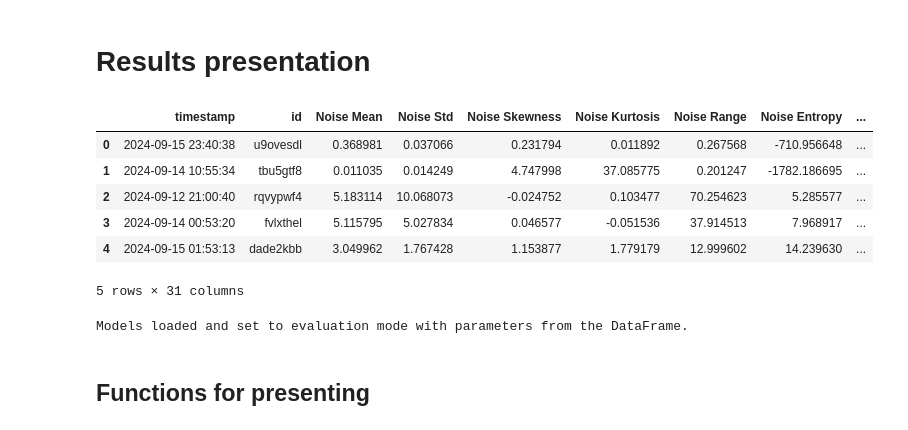
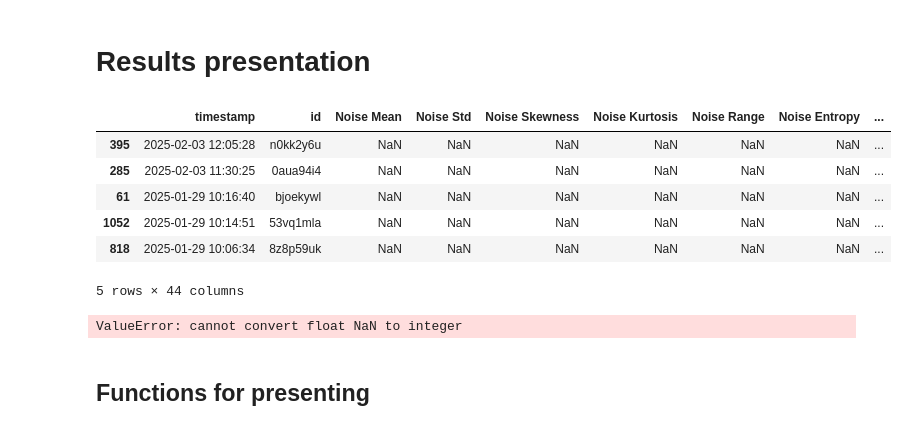
Before and after one commit to bobbypestana/gan_noise, a Jupyter notebook: notebooks/noise_results_summary.ipynb, the cells around one changed output. Saved outputs shown, nothing was run; the diff lists cells and outputs as text; code cells hidden in the pictures.

```diff
--- a/notebooks/noise_results_summary.ipynb
+++ b/notebooks/noise_results_summary.ipynb
@@ -517,41 +518,44 @@ filtered_df
 # %%
 dataset = 'BAS'
 dataset = 'MNIST'
 
-img_dim_='2'
 
 wandb_dir = f'../{dataset}/wandb'
 model_dir = f'../{dataset}/models'
 
 start_time = "20240911_163739"
 end_time = "20250913_030736"
 
 
-if dataset == 'BAS':
-    run_id = '7dlekoq5'  # BAS 4x4
-    run_id = 'ceh4lafi' # BAS 3x3
-    run_id = 't32j66oy'  #'k0ednnx8'
-elif dataset == 'MNIST':
-    run_id = 'iq5uhx4z' # 'l61o81oc'  # MNIST gan-noise-investigation-11
-else:
-    print("Dataset doesn't exist.")
-
 df = extract_wandb_data(wandb_dir, start_time, end_time)
-df.head()  # Display the first few rows of the DataFrame
+df.sort_values(by='timestamp', ascending=False).head()  # Display the first few rows of the DataFrame
 
 # print(f"Parameters for every run of {dataset} loaded.")
 
 # Call the function with configurable thresholds
 # highlight_combinations, filtered_df = filter_and_extract_noise_params(df, d_x_threshold=0.8, d_gz_threshold=0.2, convergence_count=7, img_dim=img_dim_)
 # %% [output]
 |  | timestamp | id | Noise Mean | Noise Std | Noise Skewness | Noise Kurtosis | Noise Range | Noise Entropy | ... |
-| 0 | 2024-09-15 23:40:38 | u9ovesdl | 0.368981 | 0.037066 | 0.231794 | 0.011892 | 0.267568 | -710.956648 | ... |
-| 1 | 2024-09-14 10:55:34 | tbu5gtf8 | 0.011035 | 0.014249 | 4.747998 | 37.085775 | 0.201247 | -1782.186695 | ... |
-| 2 | 2024-09-12 21:00:40 | rqvypwf4 | 5.183114 | 10.068073 | -0.024752 | 0.103477 | 70.254623 | 5.285577 | ... |
-| 3 | 2024-09-14 00:53:20 | fvlxthel | 5.115795 | 5.027834 | 0.046577 | -0.051536 | 37.914513 | 7.968917 | ... |
-| 4 | 2024-09-15 01:53:13 | dade2kbb | 3.049962 | 1.767428 | 1.153877 | 1.779179 | 12.999602 | 14.239630 | ... |
+| 395 | 2025-02-03 12:05:28 | n0kk2y6u | NaN | NaN | NaN | NaN | NaN | NaN | ... |
+| 285 | 2025-02-03 11:30:25 | 0aua94i4 | NaN | NaN | NaN | NaN | NaN | NaN | ... |
+| 61 | 2025-01-29 10:16:40 | bjoekywl | NaN | NaN | NaN | NaN | NaN | NaN | ... |
+| 1052 | 2025-01-29 10:14:51 | 53vq1mla | NaN | NaN | NaN | NaN | NaN | NaN | ... |
+| 818 | 2025-01-29 10:06:34 | 8z8p59uk | NaN | NaN | NaN | NaN | NaN | NaN | ... |
-5 rows × 31 columns
+5 rows × 44 columns
 # %%
+img_dim_='2'
+
+if dataset == 'BAS':
+    run_id = '7dlekoq5'  # BAS 4x4
+    run_id = 'ceh4lafi' # BAS 3x3
+    run_id = 't32j66oy'  #'k0ednnx8'
+elif dataset == 'MNIST':
+    run_id = '0aua94i4' #'iq5uhx4z' # 'l61o81oc'  # MNIST gan-noise-investigation-11
+else:
+    print("Dataset doesn't exist.")
+
+
+
 # Retrieve parameters from the DataFrame
 input_size, hidden_size, image_size, hidden_layers_g, hidden_layers_d, reduction_factor = get_run_parameters(run_id, df)
 
@@ -577,7 +581,7 @@ D.eval()
 
 print("Models loaded and set to evaluation mode with parameters from the DataFrame.")
 # %% [output]
-Models loaded and set to evaluation mode with parameters from the DataFrame.
+ValueError: cannot convert float NaN to integer
 # %% [markdown]
 ## Functions for presenting
 # %%
```
Also changed, not shown: parts of 3 cells of this notebook, 39 other files.
